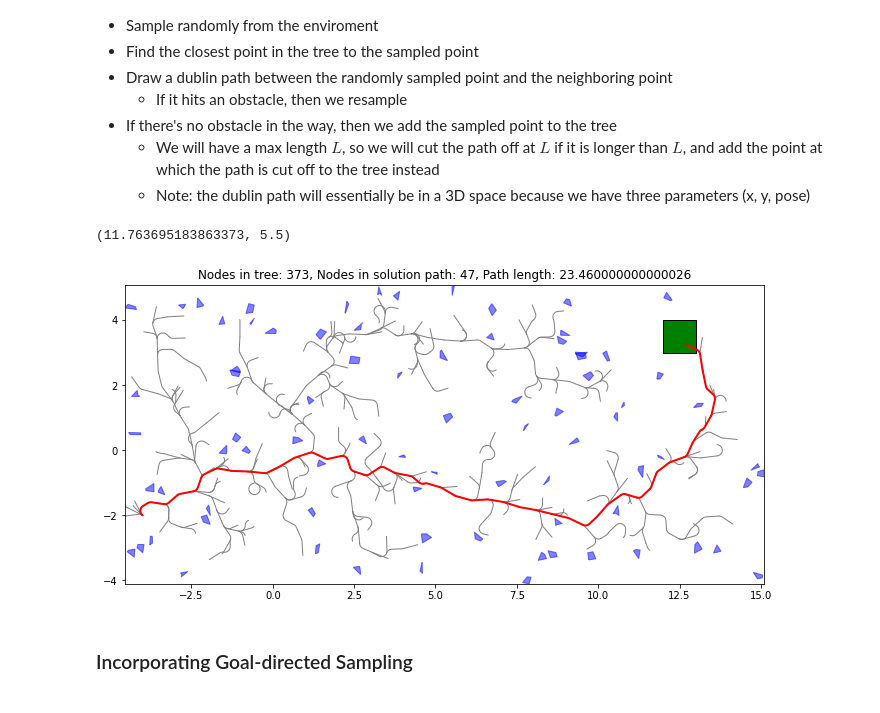
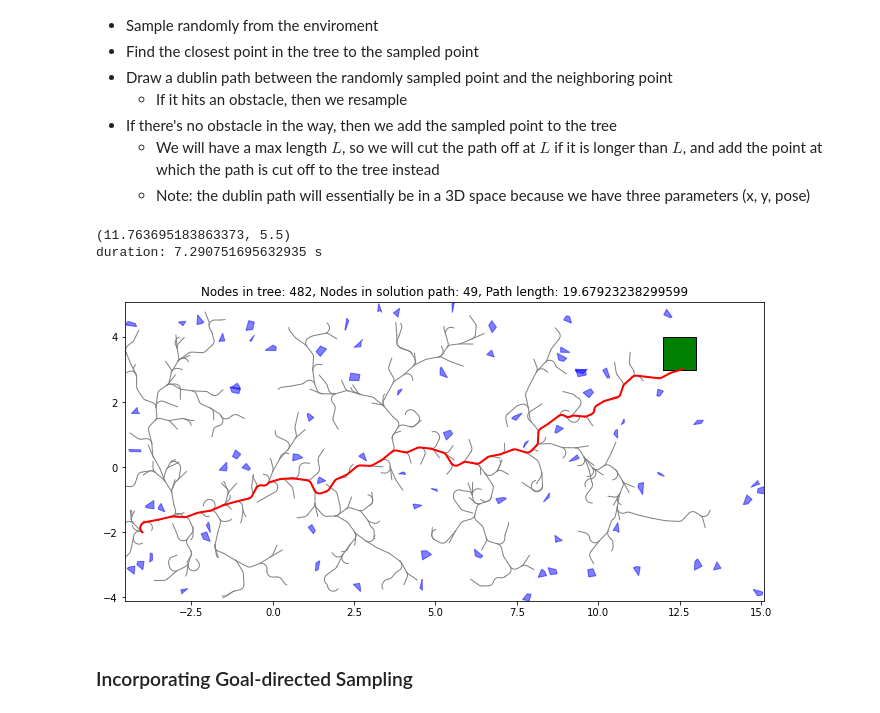
Before and after one commit to ersolog/6.877-16.413, a Jupyter notebook: code.ipynb, the cells around one changed output. Saved outputs shown, nothing was run; the diff lists cells and outputs as text; code cells hidden in the pictures.

```diff
--- a/code.ipynb
+++ b/code.ipynb
@@ -275,11 +277,3 @@ search_result = print_time(lambda: search(start, goal_region, motion_library, ro
-# %%
-ax = plot_environment(roadmap_env)
-
-plot_poly(ax, goal_region, "green")
-for node1,node2 in search_result[0].edges():
-    # print(node1)
-    ax.plot([node1[0], node2[0]], [node1[1], node2[1]],
-                            color='red', linewidth=1, solid_capstyle='round', zorder=1)
 # %% [markdown]
 The path generated by A* and discretizing the actions takes over several minutes to run. Furthermore, it is stilll very choppy due to the low number of motions being considered by the planner. Clearly, a faster and smoother method is needed to generate good trajectories.
 # %% [markdown]
@@ -297,15 +291,15 @@ However, the main issue here is that if we sample a point anywhere in the enviro
     - We will have a max length $L$, so we will cut the path off at $L$ if it is longer than $L$, and add the point at which the path is cut off to the tree instead
     - Note: the dublin path will essentially be in a 3D space because we have three parameters (x, y, pose)
 # %%
-def rrt(bounds, environment, start_pose, radius, end_region, sample_function,
-        turning_radius, step_size=0.01, d=0.5):
+def rrt(bounds, environment, start_pose, end_region, sample_function,
+        turning_radius, step_size=0.01, d=0.4):
     # RRT Helper Functions
 
     # Check to see if the path collides with an obstacle in the environment
     def checkNoCollision(path):
         for pose in path:
             # We give it a buffer of size 'radius' to account for the width of the bus
-            object = Point(pose[0:2]).buffer(radius, resolution=3)
+            object = Point(pose[0:2]).buffer(0.1, resolution=3)
             for obstacle in environment.obstacles:
                 if object.intersects(obstacle):
                     return False
@@ -330,7 +324,7 @@ def rrt(bounds, environment, start_pose, radius, end_region, sample_function,
         dist = path.path_length()
         configuations, _ = path.sample_many(step_size)
         if dist < d: # If branch is already < d, then we can return the branch
-            return configuations
+            return configuations, dist
         else:
             dist_so_far = 0
             new_path = [configuations[0]]
@@ -339,20 +333,19 @@ def rrt(bounds, environment, start_pose, radius, end_region, sample_function,
                 dist_so_far += np.sqrt((configuations[i][0] - configuations[i+1][0])**2 + (configuations[i][1] - configuations[i+1][1])**2)
                 new_path.append(configuations[i+1])
                 if dist_so_far >= d:
-                    return new_path
-            return new_path
+                    return new_path, dist_so_far
+            return new_path, dist_so_far
 
     # Construct the path from the end to the start pose; plot the optimal path down the tree
-    def construct_path(vertices, edges, end_pt, plot):
+    def construct_path(vertices, edges, branches, end_pt, plot):
         path = [end_pt]
         path_len = 0
         while path[0] != start_pose:
             for edge in edges:
                 if edge[1] == path[0]:
                     path = [edge[0]] + path
-                    branch = dubins.shortest_path(edge[0], edge[1], turning_radius)
-                    branch_pts, _ = branch.sample_many(step_size)
-                    path_len += branch.path_length()
+                    branch_pts, branch_dist = branches[edge]
+                    path_len += branch_dist
                     plot.plot([point[0] for point in branch_pts], [point[1] for point in branch_pts],
                             color='red', linewidth=2, solid_capstyle='round', zorder=1)
                     break
@@ -361,21 +354,23 @@ def rrt(bounds, environment, start_pose, radius, end_region, sample_function,
     # Code to run the RRT algorithm
     vertices = {start_pose}
     edges = set()
+    branches = dict()
     ax = plot_environment(environment)
     plot_poly(ax, end_region, "green")
     while True:
         rand_pt = sample_function(bounds, end_region, turning_radius)
         nearest, path = nearest_neighbor(vertices, rand_pt)
-        new_path = steer(nearest, rand_pt, path, d)
+        new_path, path_dist = steer(nearest, rand_pt, path, d)
         new_pt = new_path[-1]
         #We use the function from A* Search to check for obstacles
         if checkNoCollision(new_path):
             vertices.add(new_pt)
             edges.add((nearest, new_pt))
+            branches[(nearest, new_pt)] = (new_path, path_dist)
             ax.plot([point[0] for point in new_path], [point[1] for point in new_path],
                             color='gray', linewidth=1, solid_capstyle='round', zorder=1)
             if end_region.contains(Point(new_pt[0:2])):
-                path, path_len = construct_path(vertices, edges, new_pt, ax)
+                path, path_len = construct_path(vertices, edges, branches, new_pt, ax)
                 ax.set_title(f"Nodes in tree: {len(vertices)}, Nodes in solution path: {len(path)}, Path length: {path_len}")
                 return path
 
@@ -386,10 +381,11 @@ def uninformed_sample(bounds, end_region, turning_radius):
                random.uniform(0, turning_radius * 180/np.pi))
     return rand_pt
 # %%
-path = rrt(bounds, roadmap_env, start, radius, goal_region, uninformed_sample, turning_radius, step_size=0.01, d=0.5)
+path = print_time(lambda: rrt(bounds, roadmap_env, start, goal_region, uninformed_sample, turning_radius))
 # %% [output]
 (11.763695183863373, 5.5)
+duration: 7.290751695632935 s
-[figure, old version]
+[figure, new version]
 # %% [markdown]
 ### <a name="IGS"></a> Incorporating Goal-directed Sampling
 # %% [markdown]
```
Also changed, not shown: parts of 31 cells of this notebook, 2 other files.
